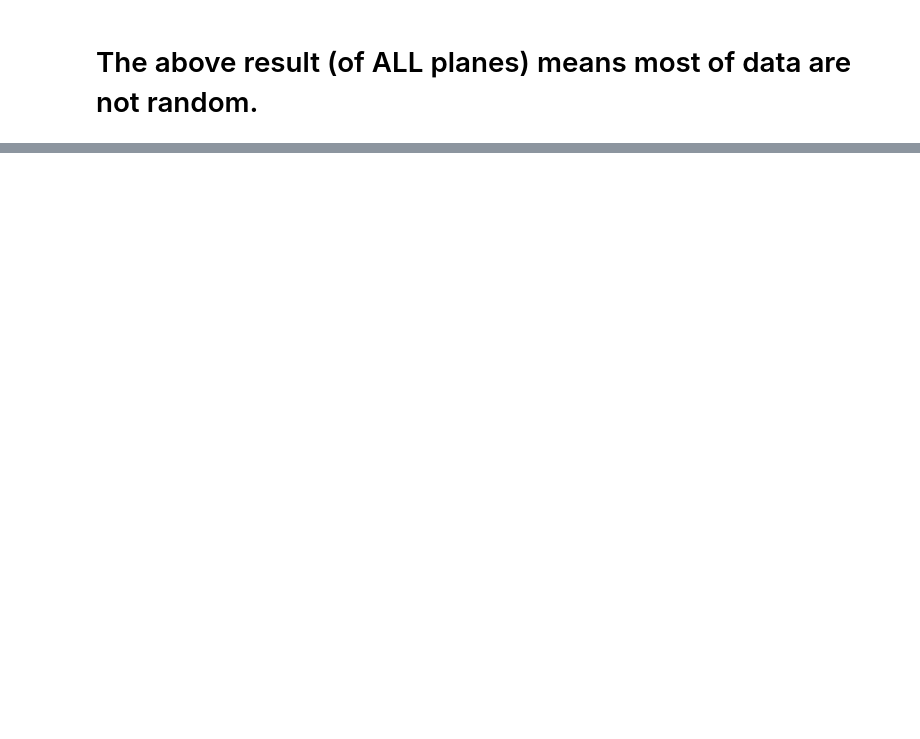
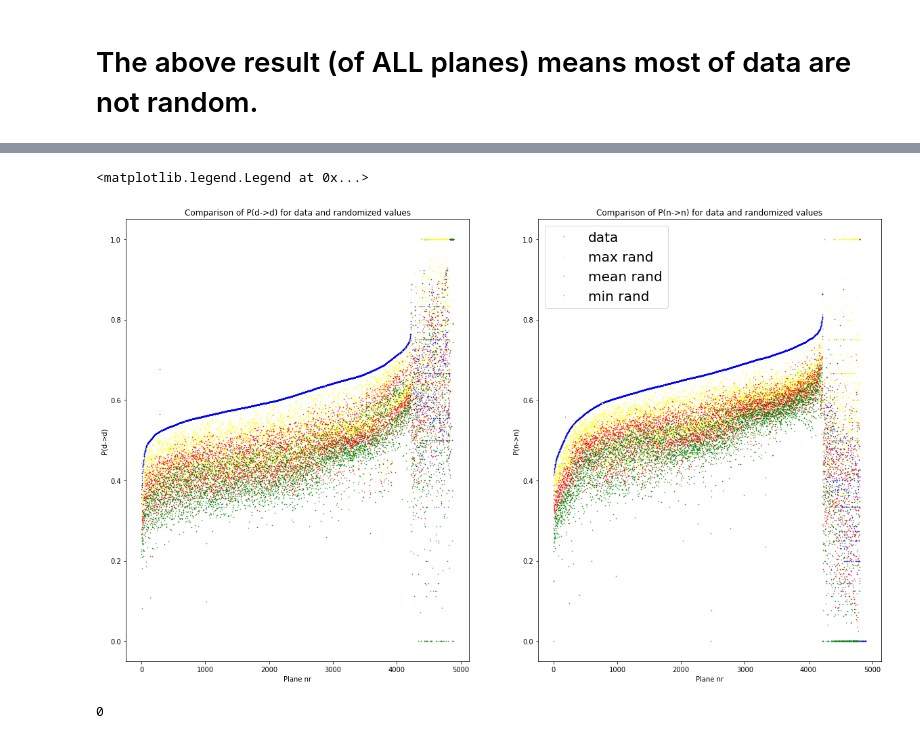
Before and after one commit to B4rtDC/CBNA, a Jupyter notebook: exporation2.ipynb, the cells around one changed output, grey strips where cells are left out. Cells and saved outputs as stored; diff of their text form; code cells hidden in the pictures; blank space fills up the shorter version.

```diff
--- a/exporation2.ipynb
+++ b/exporation2.ipynb
@@ -505,0 +522,39 @@ str(1)
+# %%
+inds_dd = np.argsort(pvals_dd)
+p0 = np.sum(pvals_dd==0)
+inds_dd2 = np.argsort(trans_dd[inds_dd][0:p0])
+inds_dd3 = np.concatenate((inds_dd[inds_dd2], inds_dd[p0:]))
+#inds_nn = np.argsort(trans_nn)
+
+plt.figure(figsize=(20,12))
+plt.subplot(1,2,1)
+plt.plot(trans_dd[inds_dd3], c='blue',linewidth=0,marker=".",markersize=1)
+plt.plot(maxs[inds_dd3,1], c='yellow',linewidth=0,marker=".",markersize=1)
+plt.plot(means[inds_dd3,1], c='red',linewidth=0,marker=".",markersize=1)
+plt.plot(mins[inds_dd3,1], c='green',linewidth=0,marker=".",markersize=1)
+#plt.bar(inds_dd3,pvals_dd/10)
+plt.ylabel("P(d->d)")
+plt.xlabel("Plane nr")
+plt.title("Comparison of P(d->d) for data and randomized values");
+
+inds_nn = np.argsort(pvals_nn)
+p0nn = np.sum(pvals_nn==0)
+inds_nn2 = np.argsort(trans_nn[inds_nn][0:p0nn])
+inds_nn3 = np.concatenate((inds_nn[inds_nn2], inds_nn[p0nn:]))
+
+plt.subplot(1,2,2)
+plt.plot(trans_nn[inds_nn3], c='blue',linewidth=0,marker=".",markersize=1)
+plt.plot(maxs[inds_nn3,0], c='yellow',linewidth=0,marker=".",markersize=1)
+plt.plot(means[inds_nn3,0], c='red',linewidth=0,marker=".",markersize=1)
+plt.plot(mins[inds_nn3,0], c='green',linewidth=0,marker=".",markersize=1)
+plt.ylabel("P(n->n)")
+plt.xlabel("Plane nr")
+plt.title("Comparison of P(n->n) for data and randomized values");
+plt.legend(('data', 'max rand', 'mean rand', 'min rand'), prop={'size': 20})
+# %% [output]
+<matplotlib.legend.Legend at 0x...>
+[figure, added]
+# %%
+p0nn-p0
+# %% [output]
+0
```
Also changed, not shown: parts of 8 cells of this notebook.
